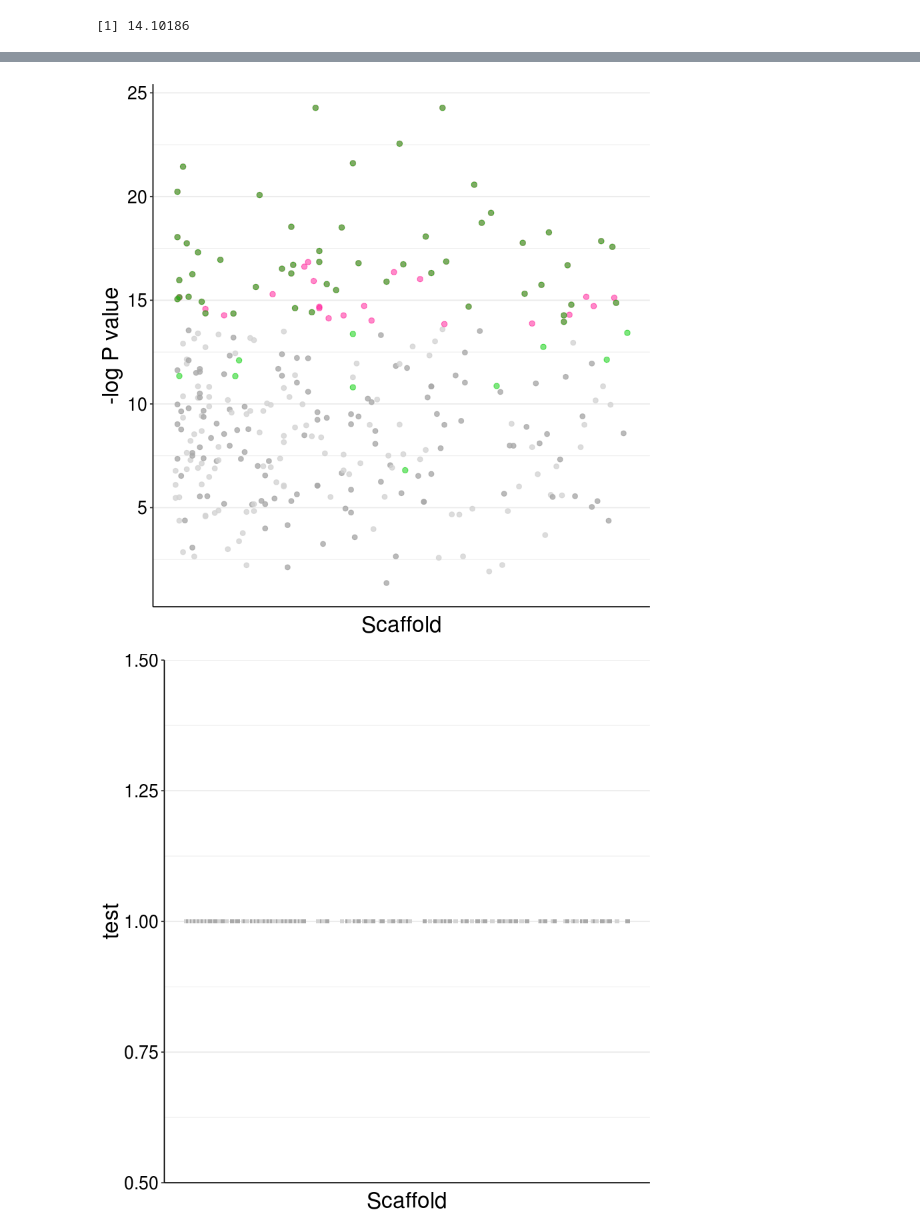
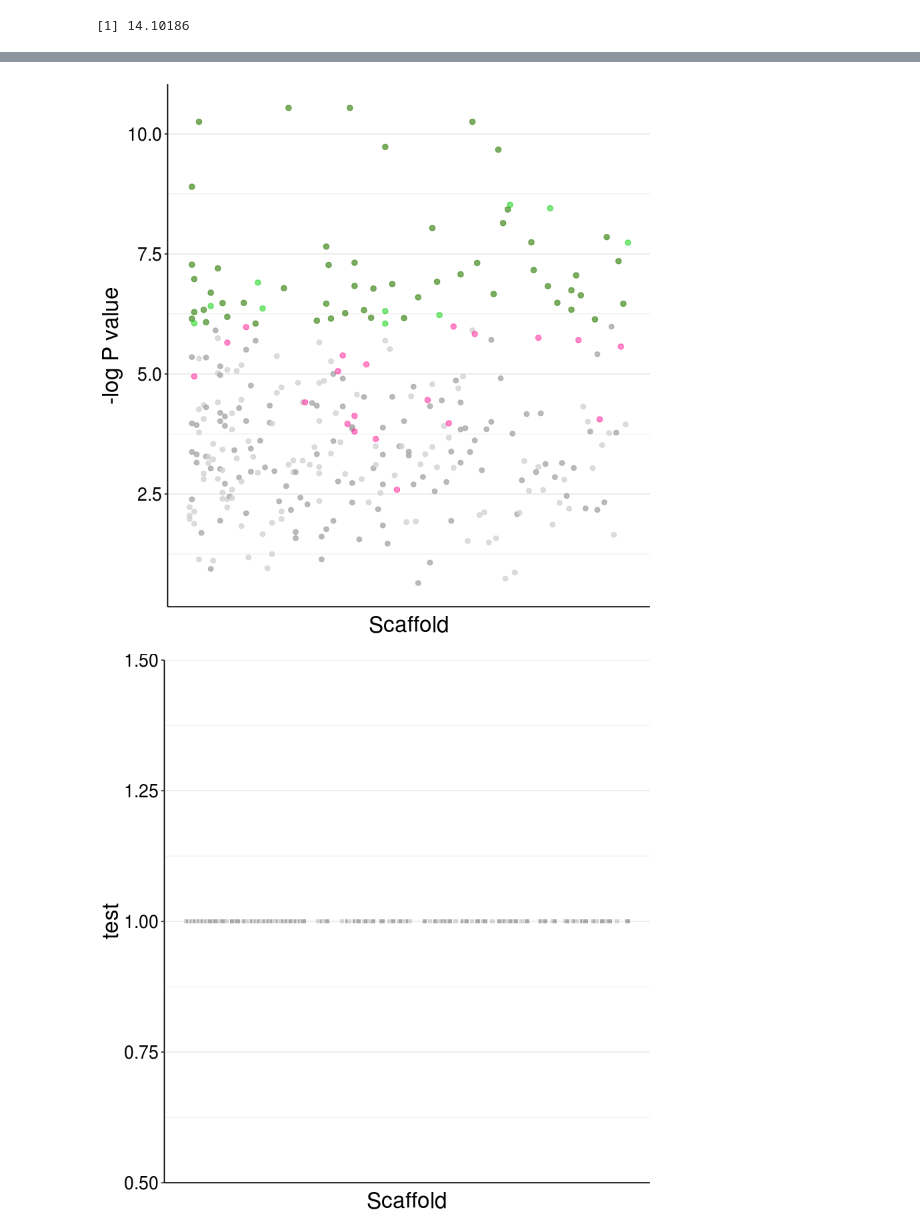
Before and after one commit to sagw/WNS_WGS, a Jupyter notebook: Notebooks/Angsd_all_SNP_graphs.ipynb, the cells around one changed output, grey strips where cells are left out. Saved outputs shown, nothing was run; the diff lists cells and outputs as text; code cells hidden in the pictures.

```diff
--- a/Notebooks/Angsd_all_SNP_graphs.ipynb
+++ b/Notebooks/Angsd_all_SNP_graphs.ipynb
@@ -688,6 +699,6 @@ allsnps$avdiffnjny=NULL
 # %%
 #cut down sig dataframe
 SNPsout=comPvaluesChrNJNY50outsig[,c("Scaffold", "SNP", "Comp")]
-#SNPs=comPvaluesChrNJNY50sig[,c("Scaffold", "SNP")]
+SNPs=comPvaluesChrNJNY50sig[,c("Scaffold", "SNP")]
 # %%
 colnames(SNPsout)=c("Scaf", "BP", "Comp")
@@ -695,7 +706,7 @@ colnames(SNPsout)=c("Scaf", "BP", "Comp")
 # %%
 #without outliers get a code of one, with gets 2 so you can highlight both on graphs
 SNPsout$SNP=1
-#SNPs$SNP=2
+SNPs$SNP=2
 # %%
 nrow(SNPsout)
 # %% [output]
@@ -801,8 +824,8 @@ dev.off()
 # %% [markdown]
 Now plot all pvalues with significant snps highleted
 # %%
-#comPvaluesChrNJNY50_nr=read.csv("/data/sarahgw/WGS/SNPS/All_mylu/snps/NJNY50_comPvaluesNe424_296_nr.csv")
-comPvaluesChrNJNY50out_nr=read.csv("/data/sarahgw/WGS/SNPS/All_mylu/snps/NJNY50out_comPvaluesNe424_296_nr.csv")
+comPvaluesChrNJNY50_nr=read.csv("/data/sarahgw/WGS/SNPS/All_mylu/snps/NJNY50_comPvaluesNe424_296_nr.csv")
+comPvaluesChrNJNY50out_nr=read.csv("/data/sarahgw/WGS/SNPS/All_mylu/snps/NJNY50out_comPvaluesNe424_296_nr_low.csv")
 # %%
 head(comPvaluesChrNJNY50out_nr)
 # %% [output]
@@ -838,4 +861,4 @@ head(allpvalsout)
 # %%
-#allpvalssnp=merge(allpvals, SNPs, by=c("Scaf", "BP"), all.x=T)
+allpvalssnp=merge(allpvals, SNPs, by=c("Scaf", "BP"), all.x=T)
 allpvalssnpout=merge(allpvalsout, SNPsout, by=c("Scaf", "BP"), all.x=T)
 # %%
@@ -979,20 +988,20 @@ ggsave("/data/sarahgw/WGS/SNPS/All_mylu/plots/sigSNPsPvals_nr_abs.pdf", h=8, w=8
 # %%
-ggplot(data=subset(allpvalssnpout_full, is.na(SNP.x) & is.na(SNP.y)), aes(x=CHR, y=-log(P.x))) +
+ggplot(data=subset(allpvalssnpout_full, is.na(SNP.x) & is.na(SNP.y)), aes(x=CHR, y=-log10(P.x))) +
     geom_point(aes(color=as.factor(CHR)), alpha=0.8, size=1.8) +
  scale_color_manual(values = rep(c("lightgrey", "darkgrey"), 187 ))+
    geom_point(data=subset(allpvalssnpout_full, SNP.y==2), alpha=0.5, color="deeppink", size=2) +
    geom_point(data=subset(allpvalssnpout_full, SNP.x==1), alpha=0.5, color="green3", size=2) +
     theme_bw() +
 xlab("Scaffold")+
     ylab("-log P value")+
 theme(legend.position="none", panel.border = element_blank(),
           panel.grid.major.x = element_blank(),
           panel.grid.minor.x = element_blank(),
           axis.text.x=element_blank(),
           axis.ticks.x=element_blank(), axis.line=element_line(color="black"), axis.text=element_text(color="black"),
           text = element_text(size=20)
 
      )
 # %% [output]
-[figure, old version]
+[figure, new version]
 # %%
```
Also changed, not shown: parts of 54 cells of this notebook, 25 other files.
